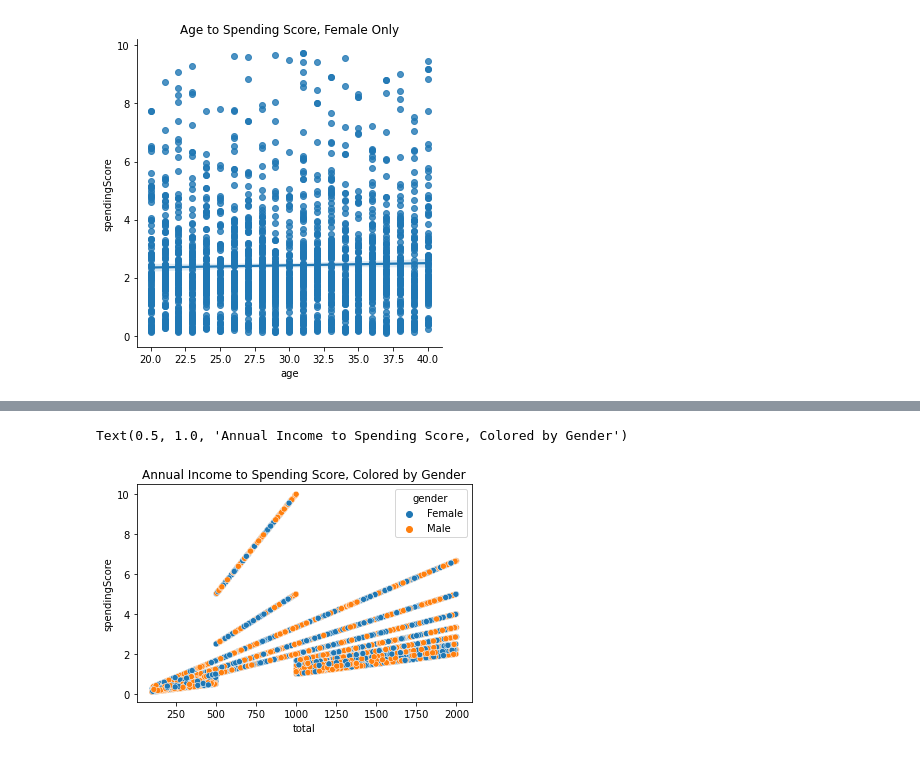
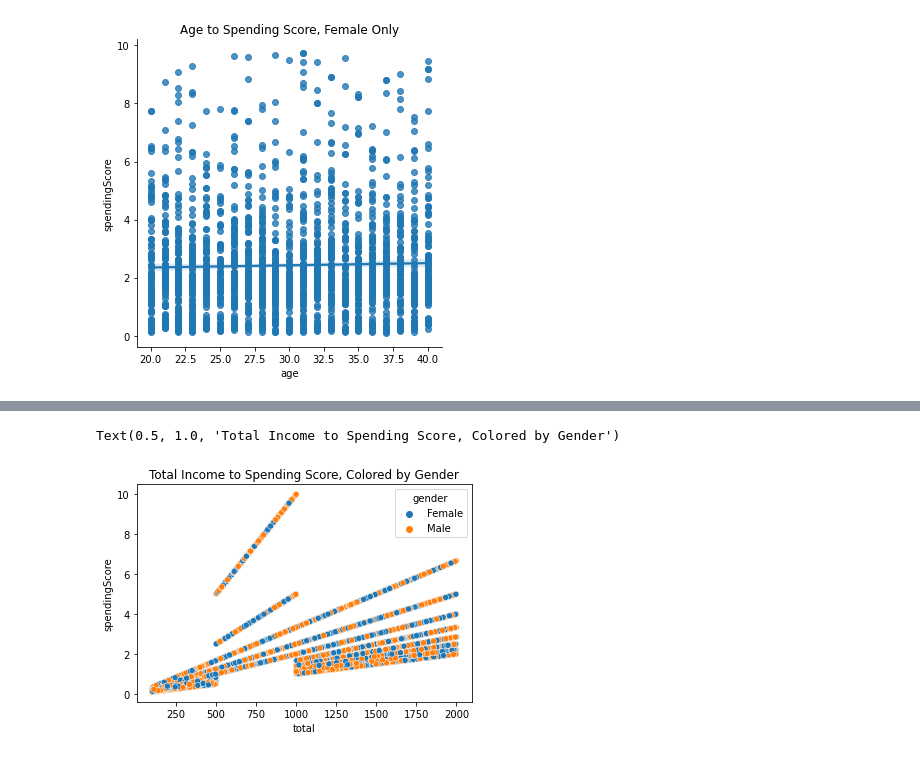
Before and after one commit to claupereirajr/customer_segmentation, a Jupyter notebook: customer_segmentation.ipynb, the cells around one changed output, grey strips where cells are left out. Cells and saved outputs as stored; diff of their text form; code cells hidden in the pictures.

Commit message:
Mean Income to Score

```diff
--- a/customer_segmentation.ipynb
+++ b/customer_segmentation.ipynb
@@ -165,6 +165,6 @@ Text(0.5, 1.0, 'Age to Spending Score, Female Only')
 # %%
 sns.scatterplot('total', 'spendingScore', hue='gender', data=df)
-plt.title('Annual Income to Spending Score, Colored by Gender')
+plt.title('Total Income to Spending Score, Colored by Gender')
 # %% [output]
-Text(0.5, 1.0, 'Annual Income to Spending Score, Colored by Gender')
+Text(0.5, 1.0, 'Total Income to Spending Score, Colored by Gender')
-[figure, old version]
+[figure, new version]
```
Also changed, not shown: parts of 6 cells of this notebook.
